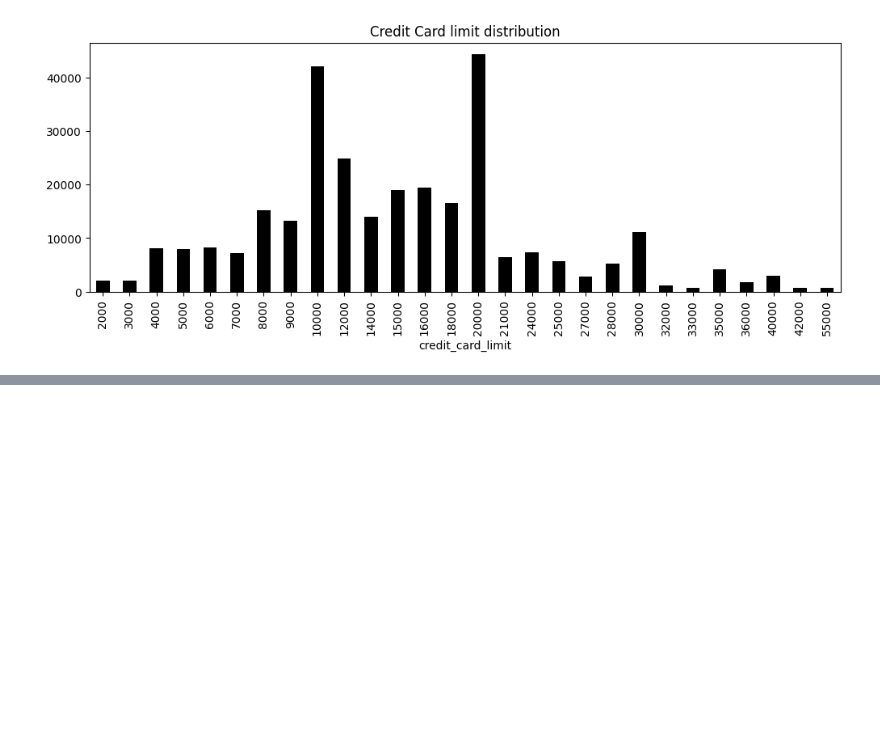
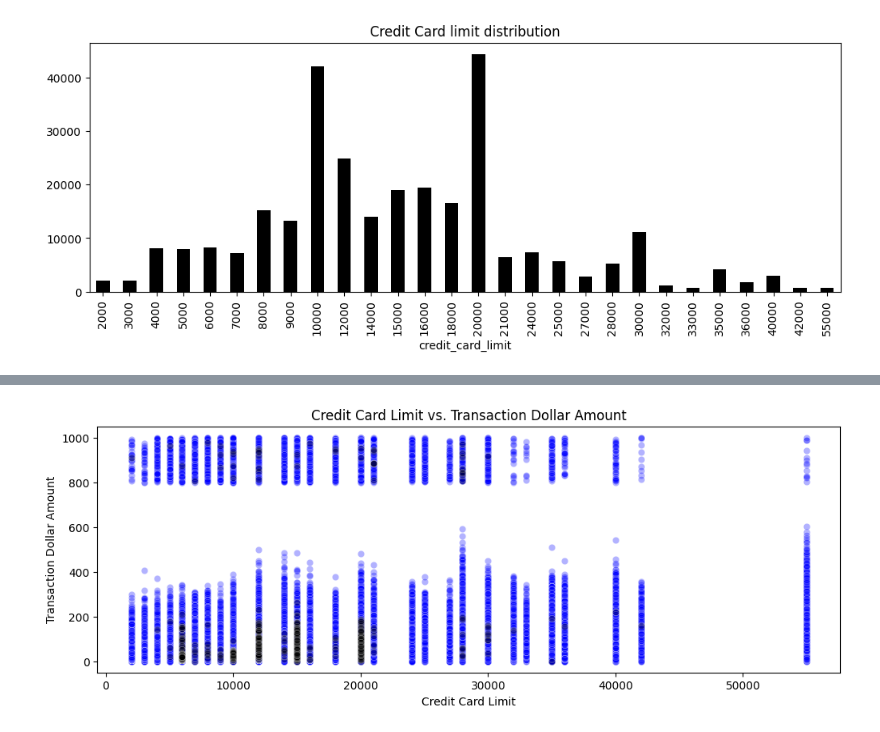
Before and after one commit to kefrankk/ML-fraud-detection, a Jupyter notebook: fraud_detection_model.ipynb, the cells around one changed output, grey strips where cells are left out. Saved outputs shown, nothing was run; the diff lists cells and outputs as text; code cells hidden in the pictures; blank space fills up the shorter version.

```diff
--- a/fraud_detection_model.ipynb
+++ b/fraud_detection_model.ipynb
@@ -173,0 +230,12 @@ sns.heatmap(credit_card.select_dtypes(include=['datetime', 'float', 'int']).corr
+# %%
+# Split data into training and testing
+X_train, X_test = train_test_split(df_encoded, test_size=0.2, random_state=42)
+
+# Normalize numerical features
+scaler = StandardScaler()
+
+X_train_scaled = X_train.copy()
+X_train_scaled[numeric_cols] = scaler.fit_transform(X_train[numeric_cols])
+
+X_test_scaled = X_test.copy()
+X_test_scaled[numeric_cols] = scaler.fit_transform(X_test[numeric_cols])
@@ -173,0 +329,11 @@ sns.heatmap(credit_card.select_dtypes(include=['datetime', 'float', 'int']).corr
+# %%
+plt.figure(figsize=(12, 4))
+sns.scatterplot(credit_card, x = 'credit_card_limit', y = 'transaction_dollar_amount', color='blue', alpha=0.3)
+sns.scatterplot(anomalies, x = 'credit_card_limit', y = 'transaction_dollar_amount', color='black', alpha=0.3)
+
+plt.title('Credit Card Limit vs. Transaction Dollar Amount')
+plt.xlabel('Credit Card Limit')
+plt.ylabel('Transaction Dollar Amount')
+plt.show()
+# %% [output]
+[figure, added]
```
Also changed, not shown: parts of 24 cells of this notebook.
